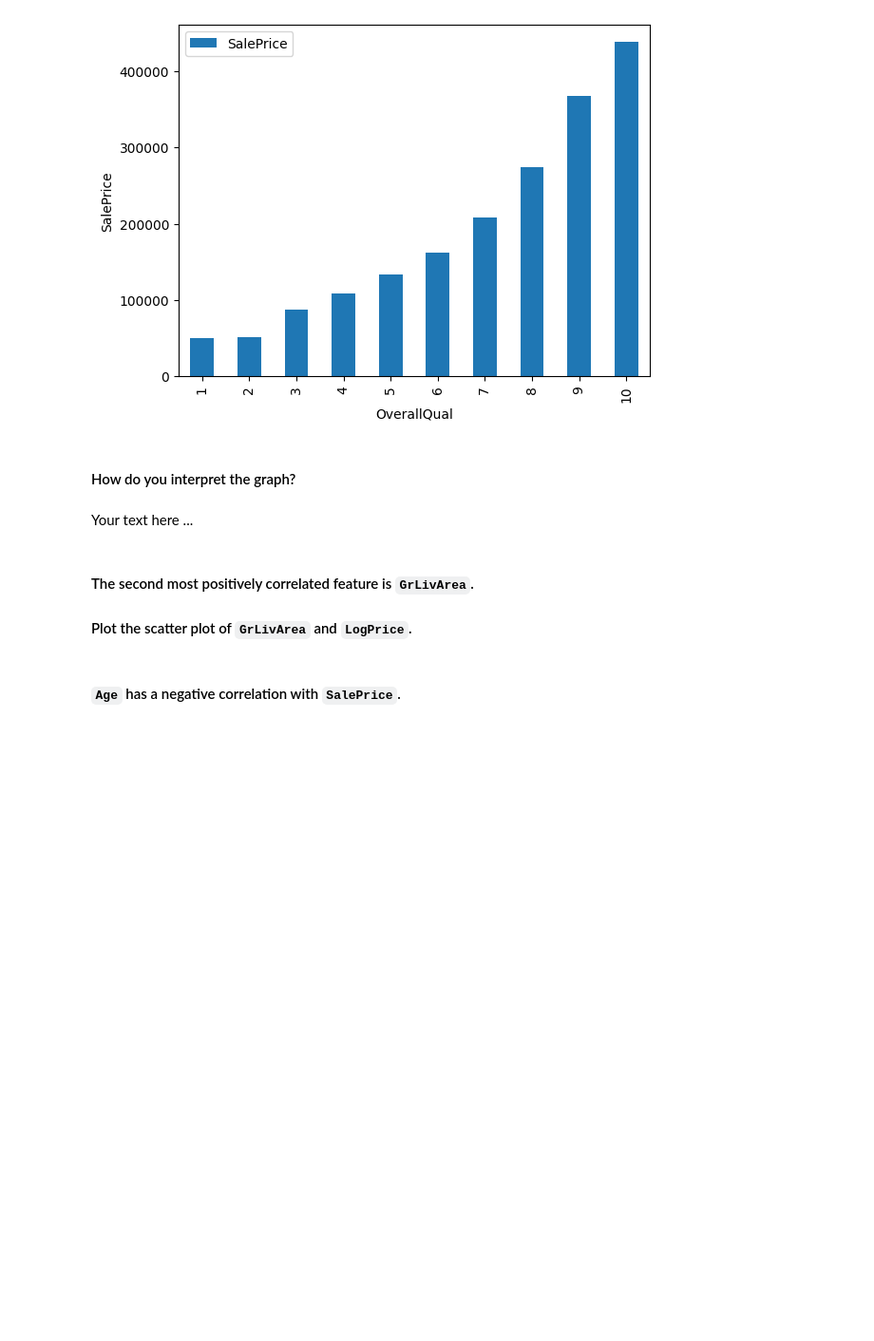
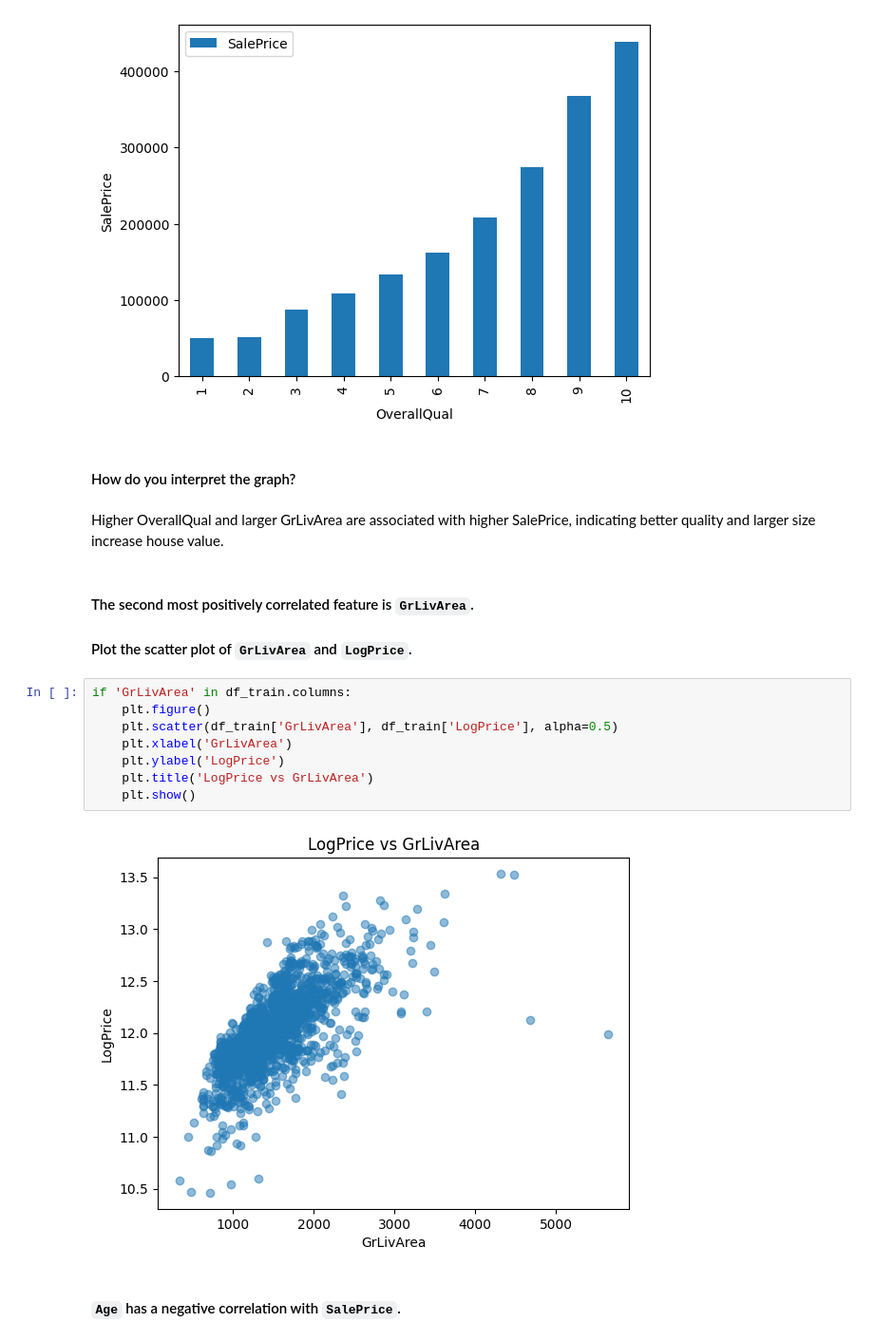
Before and after one commit to whatnirja/PyData2025, a Jupyter notebook: Lab_Week6_Regression/Lab6_Exercise.ipynb, the cells around one changed output. Shown at 95% size. Saved outputs shown, nothing was run; the diff lists cells and outputs as text; blank space fills up the shorter version.

```diff
--- a/Lab_Week6_Regression/Lab6_Exercise.ipynb
+++ b/Lab_Week6_Regression/Lab6_Exercise.ipynb
@@ -505,12 +505,22 @@ Text(0, 0.5, 'SalePrice')
 [figure]
 # %% [markdown]
 #### How do you interpret the graph?
-# %% [markdown]
-Your text here ...
+# %% [markdown]
+Higher OverallQual and larger GrLivArea are associated with higher SalePrice, indicating better quality and larger size increase house value.
 # %% [markdown]
 #### The second most positively correlated feature is `GrLivArea`.
 
 #### Plot the scatter plot of `GrLivArea` and `LogPrice`.
+# %%
+if 'GrLivArea' in df_train.columns:
+    plt.figure()
+    plt.scatter(df_train['GrLivArea'], df_train['LogPrice'], alpha=0.5)
+    plt.xlabel('GrLivArea')
+    plt.ylabel('LogPrice')
+    plt.title('LogPrice vs GrLivArea')
+    plt.show()
+# %% [output]
+[figure, added]
 # %% [markdown]
 #### `Age` has a negative correlation with `SalePrice`.
 # %% [markdown]
```
Also changed, not shown: parts of 25 cells of this notebook.
